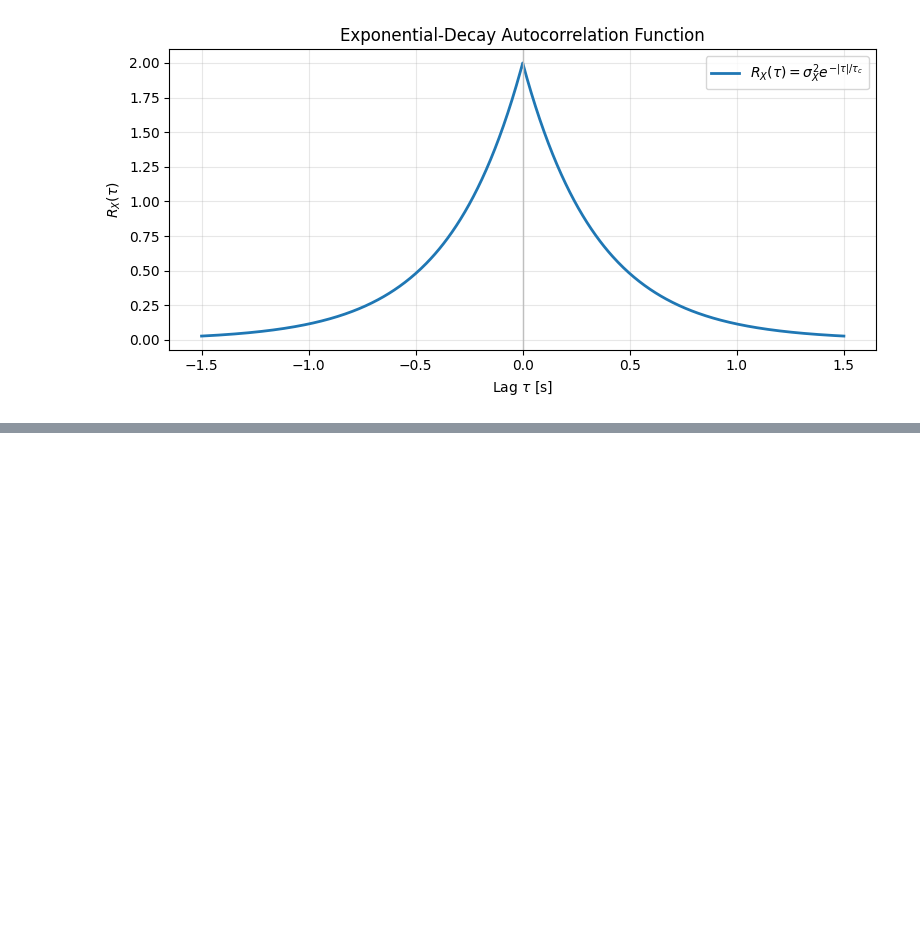
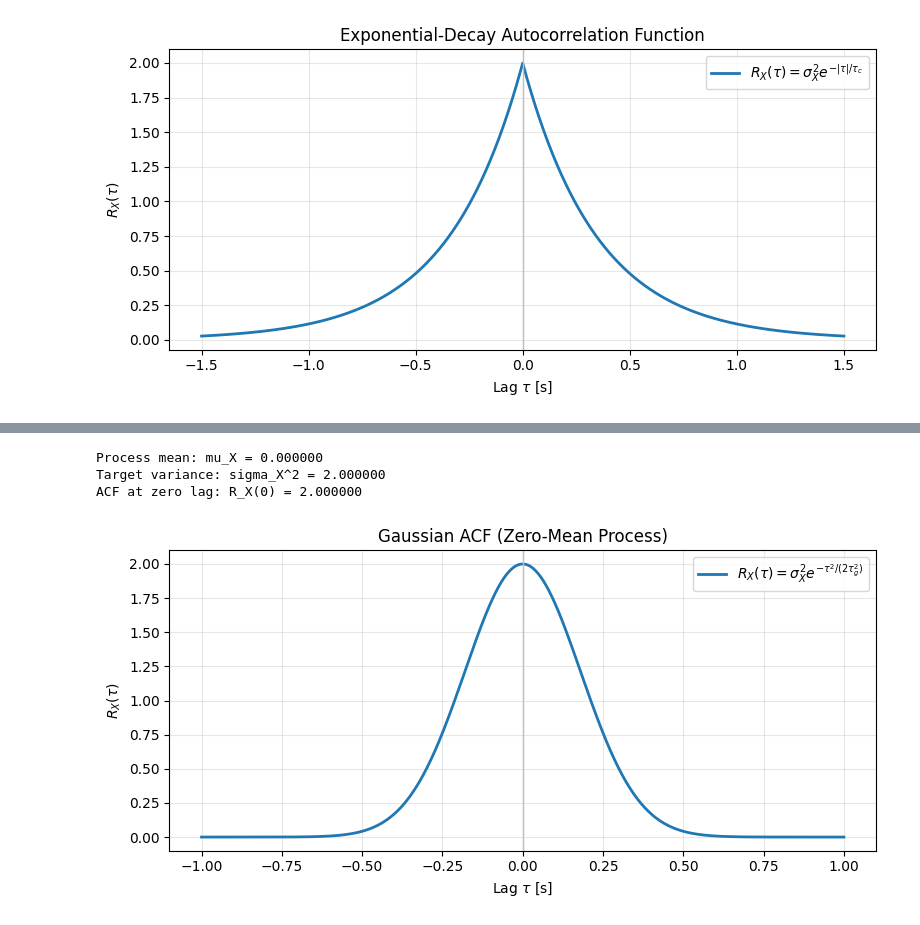
Before and after one commit to AlmondSund/RandomSignalsTheory, a Jupyter notebook: notebooks/placeholder.ipynb, the cells around one changed output, grey strips where cells are left out. Cells and saved outputs as stored; diff of their text form; code cells hidden in the pictures; blank space fills up the shorter version.

Commit message:
process simulation

```diff
--- a/notebooks/placeholder.ipynb
+++ b/notebooks/placeholder.ipynb
@@ -414,0 +531,67 @@ plt.show()
+# %%
+import numpy as np
+import matplotlib.pyplot as plt
+
+
+def gaussian_acf(
+    tau_s: np.ndarray,  # Lag values [s]
+    sigma_x2: float,  # Process variance sigma_X^2
+    tau_gauss_s: float,  # Gaussian ACF width parameter [s]
+) -> np.ndarray:  # Gaussian ACF values R_X(tau)
+    """Computes a Gaussian ACF model for a zero-mean process.
+
+    Purpose:
+        Evaluate R_X(tau) = sigma_X^2 * exp(-tau^2 / (2*tau_gauss_s^2)).
+
+    Parameters:
+        tau_s: Lag axis in seconds.
+        sigma_x2: Process variance (must be non-negative).
+        tau_gauss_s: Correlation-width parameter (must be strictly positive).
+
+    Returns:
+        Gaussian ACF samples with the same shape as tau_s.
+
+    Side effects:
+        None.
+    """
+    if sigma_x2 < 0.0:
+        raise ValueError("sigma_x2 must be non-negative.")
+    if tau_gauss_s <= 0.0:
+        raise ValueError("tau_gauss_s must be strictly positive.")
+
+    # For a zero-mean process, ACF equals autocovariance.
+    exponent = -(tau_s**2) / (2.0 * tau_gauss_s**2)
+    return sigma_x2 * np.exp(exponent)
+
+
+# Configure Gaussian ACF parameters.
+mean_x: float = 0.0
+sigma_x2: float = 2.0
+tau_gauss_s: float = 0.18
+tau_max_s: float = 1.0
+n_lags: int = 801
+
+# Generate a two-sided lag axis and evaluate Gaussian ACF.
+tau_s = np.linspace(-tau_max_s, tau_max_s, n_lags)
+r_x_tau = gaussian_acf(tau_s=tau_s, sigma_x2=sigma_x2, tau_gauss_s=tau_gauss_s)
+
+print(f"Process mean: mu_X = {mean_x:.6f}")
+print(f"Target variance: sigma_X^2 = {sigma_x2:.6f}")
+print(f"ACF at zero lag: R_X(0) = {r_x_tau[n_lags // 2]:.6f}")
+
+# Plot Gaussian ACF over negative and positive lags.
+plt.figure(figsize=(8, 4))
+plt.plot(tau_s, r_x_tau, lw=2, label=r"$R_X(\tau)=\sigma_X^2 e^{-\tau^2/(2\tau_g^2)}$")
+plt.axvline(0.0, color="0.75", lw=1)
+plt.xlabel(r"Lag $\tau$ [s]")
+plt.ylabel(r"$R_X(\tau)$")
+plt.title("Gaussian ACF (Zero-Mean Process)")
+plt.grid(alpha=0.3)
+plt.legend()
+plt.tight_layout()
+plt.show()
+# %% [output]
+Process mean: mu_X = 0.000000
+Target variance: sigma_X^2 = 2.000000
+ACF at zero lag: R_X(0) = 2.000000
+[figure, added]
```
Also changed, not shown: parts of 2 cells of this notebook.
